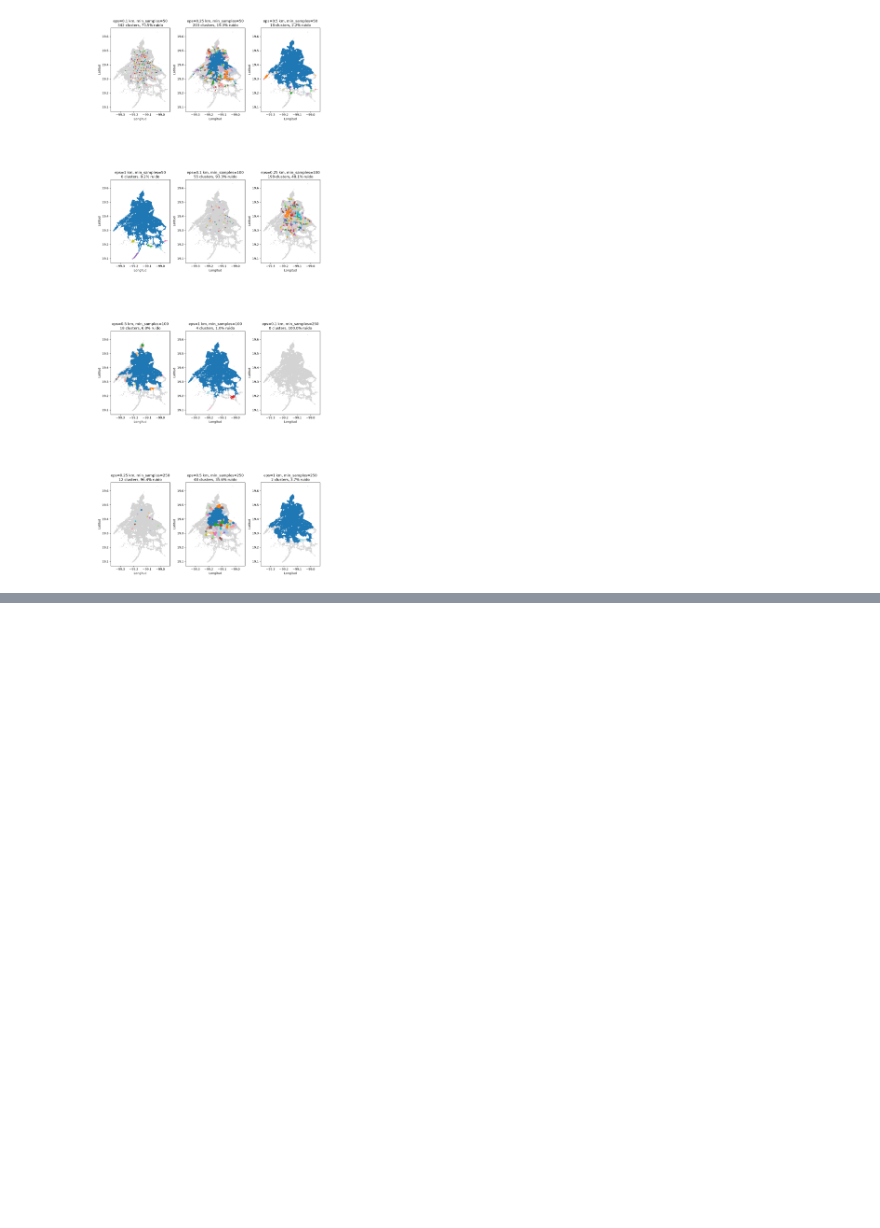
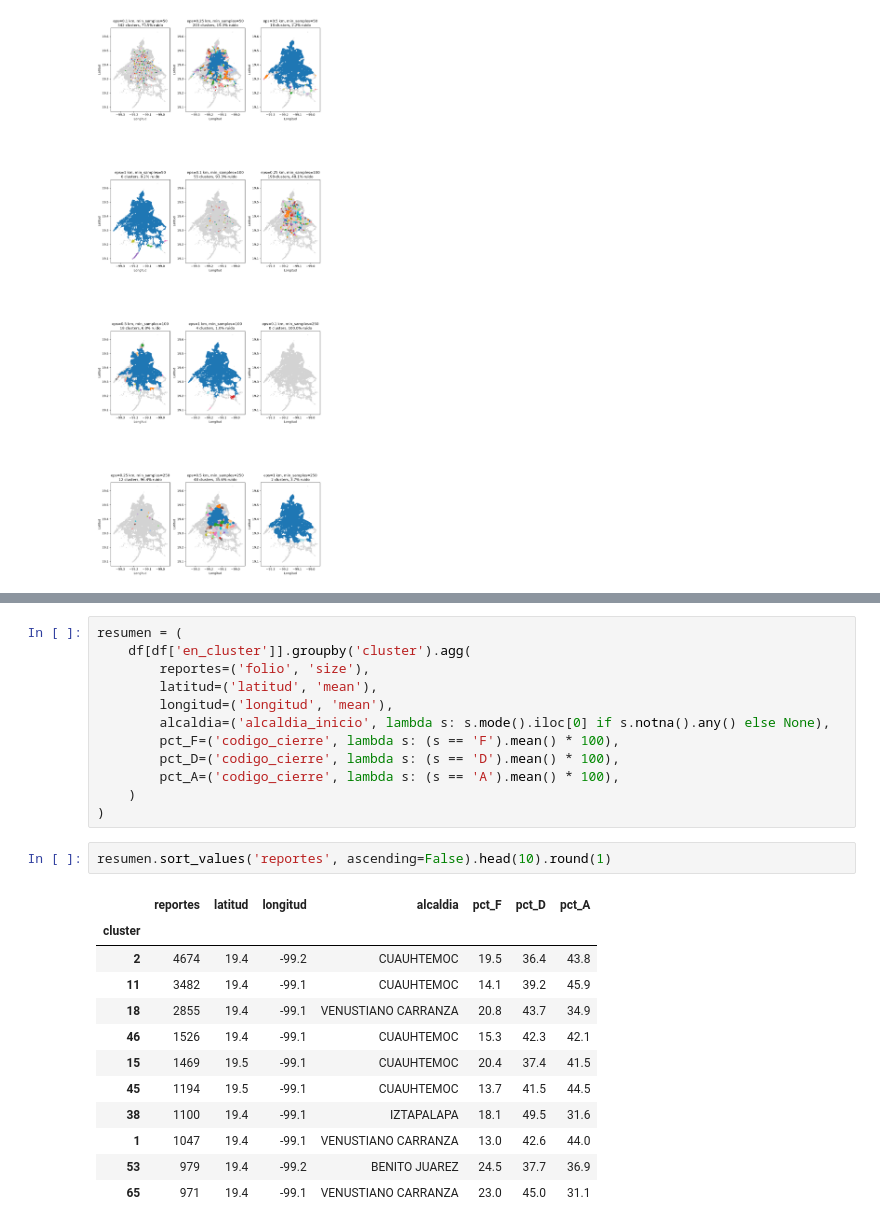
Before and after one commit to xuxonv-sys/ds-project-team2, a Jupyter notebook: notebooks/nb04_no_supervisado_c5.ipynb, the cells around one changed output, grey strips where cells are left out. Saved outputs shown, nothing was run; the diff lists cells and outputs as text; blank space fills up the shorter version.

```diff
--- a/notebooks/nb04_no_supervisado_c5.ipynb
+++ b/notebooks/nb04_no_supervisado_c5.ipynb
@@ -288,0 +320,27 @@ plt.show()
+# %%
+resumen = (
+    df[df['en_cluster']].groupby('cluster').agg(
+        reportes=('folio', 'size'),
+        latitud=('latitud', 'mean'),
+        longitud=('longitud', 'mean'),
+        alcaldia=('alcaldia_inicio', lambda s: s.mode().iloc[0] if s.notna().any() else None),
+        pct_F=('codigo_cierre', lambda s: (s == 'F').mean() * 100),
+        pct_D=('codigo_cierre', lambda s: (s == 'D').mean() * 100),
+        pct_A=('codigo_cierre', lambda s: (s == 'A').mean() * 100),
+    )
+)
+# %%
+resumen.sort_values('reportes', ascending=False).head(10).round(1)
+# %% [output]
+|  | reportes | latitud | longitud | alcaldia | pct_F | pct_D | pct_A |
+| cluster |  |  |  |  |  |  |  |
+| 2 | 4674 | 19.4 | -99.2 | CUAUHTEMOC | 19.5 | 36.4 | 43.8 |
+| 11 | 3482 | 19.4 | -99.1 | CUAUHTEMOC | 14.1 | 39.2 | 45.9 |
+| 18 | 2855 | 19.4 | -99.1 | VENUSTIANO CARRANZA | 20.8 | 43.7 | 34.9 |
+| 46 | 1526 | 19.4 | -99.1 | CUAUHTEMOC | 15.3 | 42.3 | 42.1 |
+| 15 | 1469 | 19.5 | -99.1 | CUAUHTEMOC | 20.4 | 37.4 | 41.5 |
+| 45 | 1194 | 19.5 | -99.1 | CUAUHTEMOC | 13.7 | 41.5 | 44.5 |
+| 38 | 1100 | 19.4 | -99.1 | IZTAPALAPA | 18.1 | 49.5 | 31.6 |
+| 1 | 1047 | 19.4 | -99.1 | VENUSTIANO CARRANZA | 13.0 | 42.6 | 44.0 |
+| 53 | 979 | 19.4 | -99.2 | BENITO JUAREZ | 24.5 | 37.7 | 36.9 |
+| 65 | 971 | 19.4 | -99.1 | VENUSTIANO CARRANZA | 23.0 | 45.0 | 31.1 |
```
Also changed, not shown: parts of 14 cells of this notebook.
